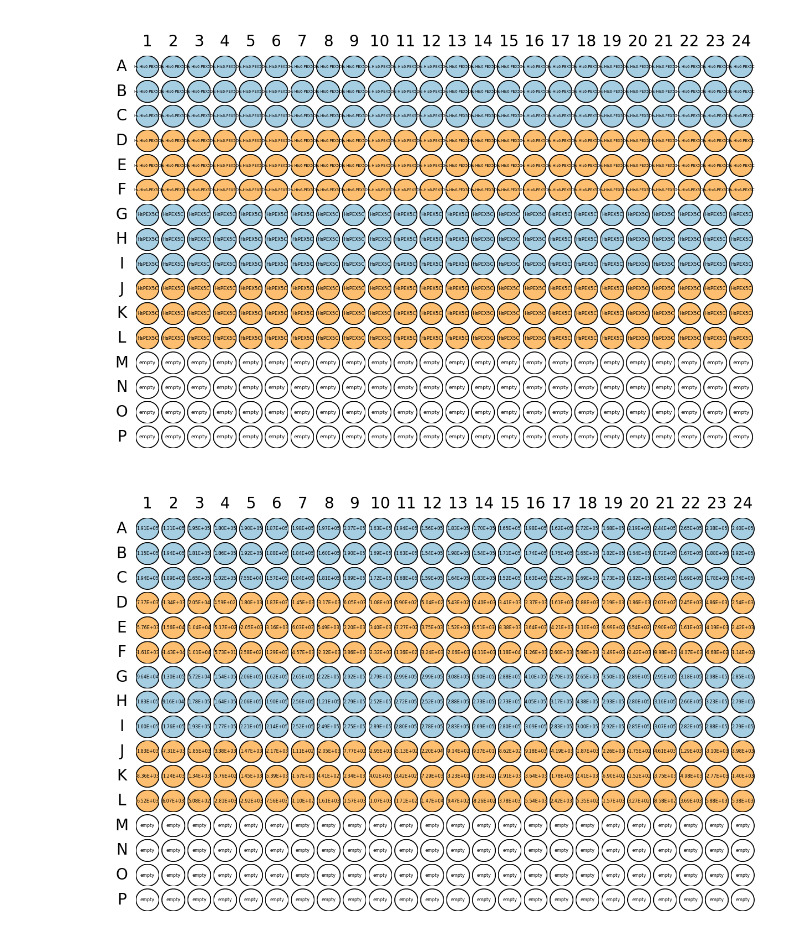
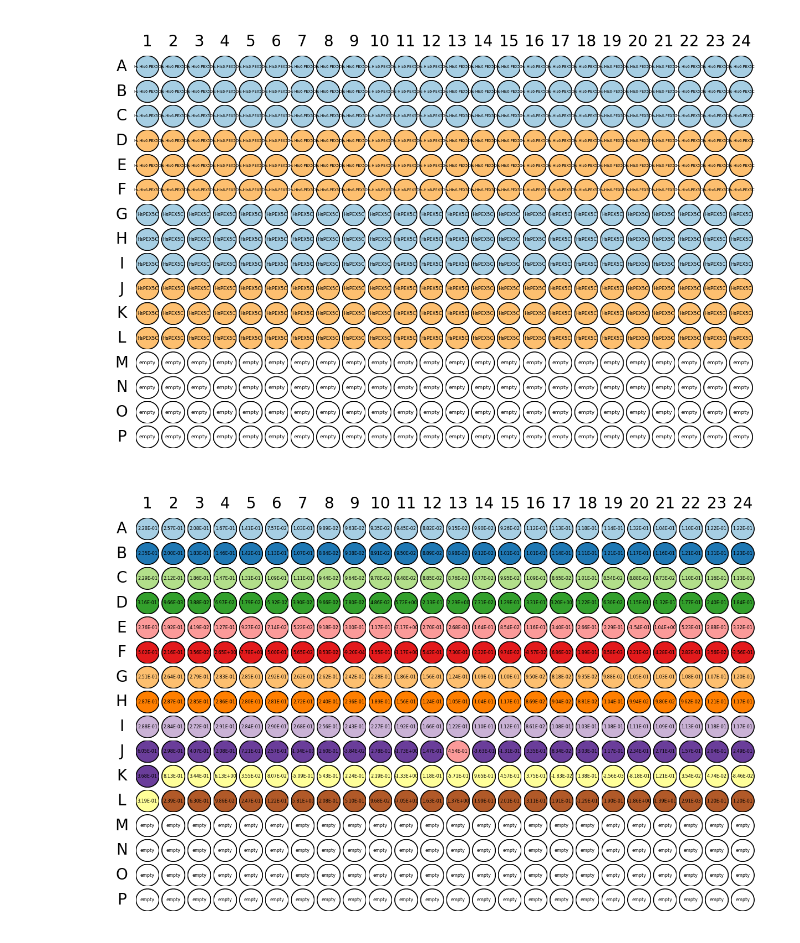
Before and after one commit to mariuszlas/Fluorescence-Anisotropy-Analysis-Development, a Jupyter notebook: fluorescenceanisotropy/fluores_anisotropy.ipynb, the cells around one changed output. Saved outputs shown, nothing was run; the diff lists cells and outputs as text; code cells hidden in the pictures.

```diff
--- a/fluorescenceanisotropy/fluores_anisotropy.ipynb
+++ b/fluorescenceanisotropy/fluores_anisotropy.ipynb
@@ -1050,6 +1091,6 @@ my_data1.visualise(labelby='Protein Name', colorby='Type')
 # %% [output]
 [figure]
 # %%
-my_data1.visualise(labelby=('repeat_1', 's_corrected'), colorby='Type')
+my_data1.visualise(labelby=('repeat_1', 'r_corrected'), colorby=('repeat_1', 'i_corrected'))
 # %% [output]
-[figure, old version]
+[figure, new version]
```
Also changed, not shown: parts of 21 cells of this notebook.
